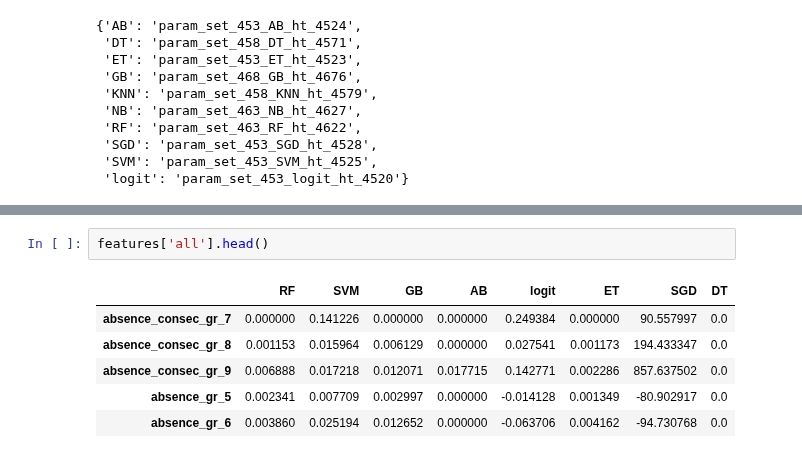
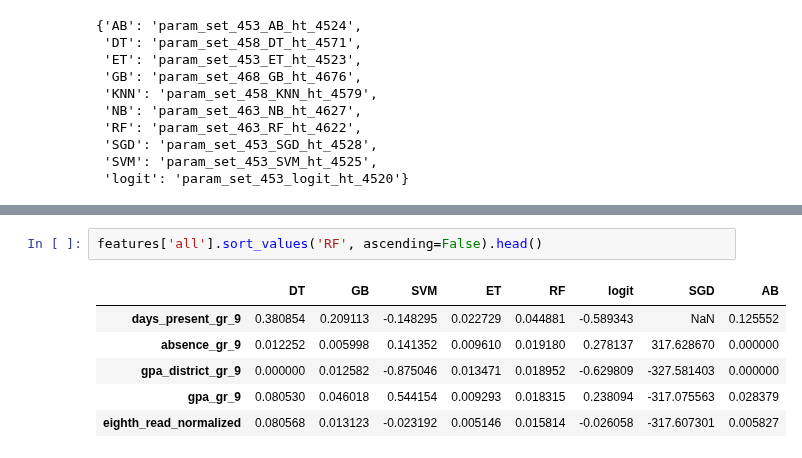
Before and after one commit to jgutman/mvesc, a Jupyter notebook: Models_Results/rank_correlation.ipynb, the cells around one changed output, grey strips where cells are left out. Drawn from its saved outputs; the diff is of its cells as text.

```diff
--- a/Models_Results/rank_correlation.ipynb
+++ b/Models_Results/rank_correlation.ipynb
@@ -243,12 +251,12 @@ spearman['grades'].style.applymap(partial(color_gt,x=.7))
 # %%
-features['all'].head()
+features['all'].sort_values('RF', ascending=False).head()
 # %% [output]
-|  | RF | SVM | GB | AB | logit | ET | SGD | DT |
-| absence_consec_gr_7 | 0.000000 | 0.141226 | 0.000000 | 0.000000 | 0.249384 | 0.000000 | 90.557997 | 0.0 |
-| absence_consec_gr_8 | 0.001153 | 0.015964 | 0.006129 | 0.000000 | 0.027541 | 0.001173 | 194.433347 | 0.0 |
-| absence_consec_gr_9 | 0.006888 | 0.017218 | 0.012071 | 0.017715 | 0.142771 | 0.002286 | 857.637502 | 0.0 |
-| absence_gr_5 | 0.002341 | 0.007709 | 0.002997 | 0.000000 | -0.014128 | 0.001349 | -80.902917 | 0.0 |
-| absence_gr_6 | 0.003860 | 0.025194 | 0.012652 | 0.000000 | -0.063706 | 0.004162 | -94.730768 | 0.0 |
+|  | DT | GB | SVM | ET | RF | logit | SGD | AB |
+| days_present_gr_9 | 0.380854 | 0.209113 | -0.148295 | 0.022729 | 0.044881 | -0.589343 | NaN | 0.125552 |
+| absence_gr_9 | 0.012252 | 0.005998 | 0.141352 | 0.009610 | 0.019180 | 0.278137 | 317.628670 | 0.000000 |
+| gpa_district_gr_9 | 0.000000 | 0.012582 | -0.875046 | 0.013471 | 0.018952 | -0.629809 | -327.581403 | 0.000000 |
+| gpa_gr_9 | 0.080530 | 0.046018 | 0.544154 | 0.009293 | 0.018315 | 0.238094 | -317.075563 | 0.028379 |
+| eighth_read_normalized | 0.080568 | 0.013123 | -0.023192 | 0.005146 | 0.015814 | -0.026058 | -317.607301 | 0.005827 |
 # %%
 spearman['all'].style.applymap(partial(color_gt,x=.7))
 # %% [output]
```
Also changed, not shown: parts of 48 cells of this notebook, 17 other files.
